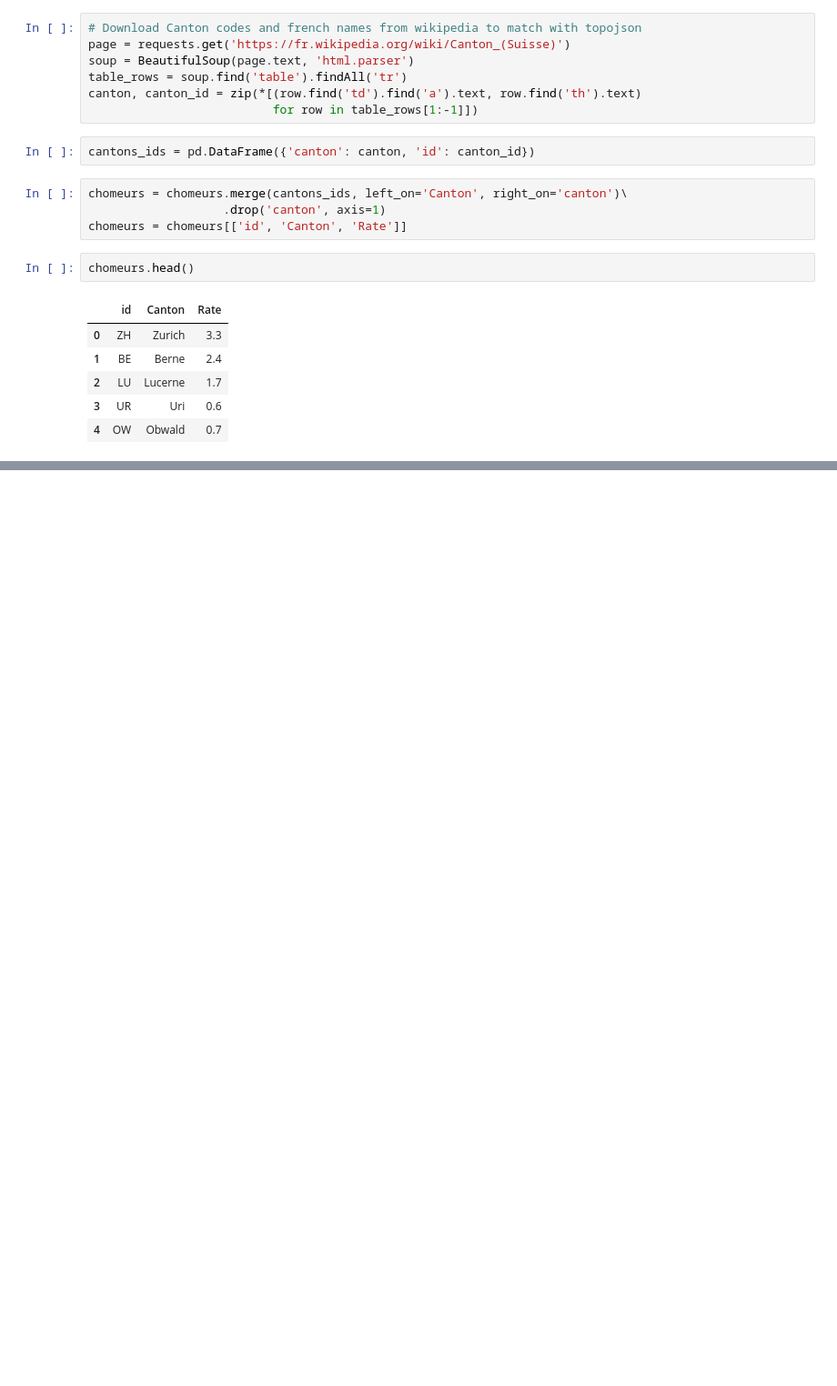
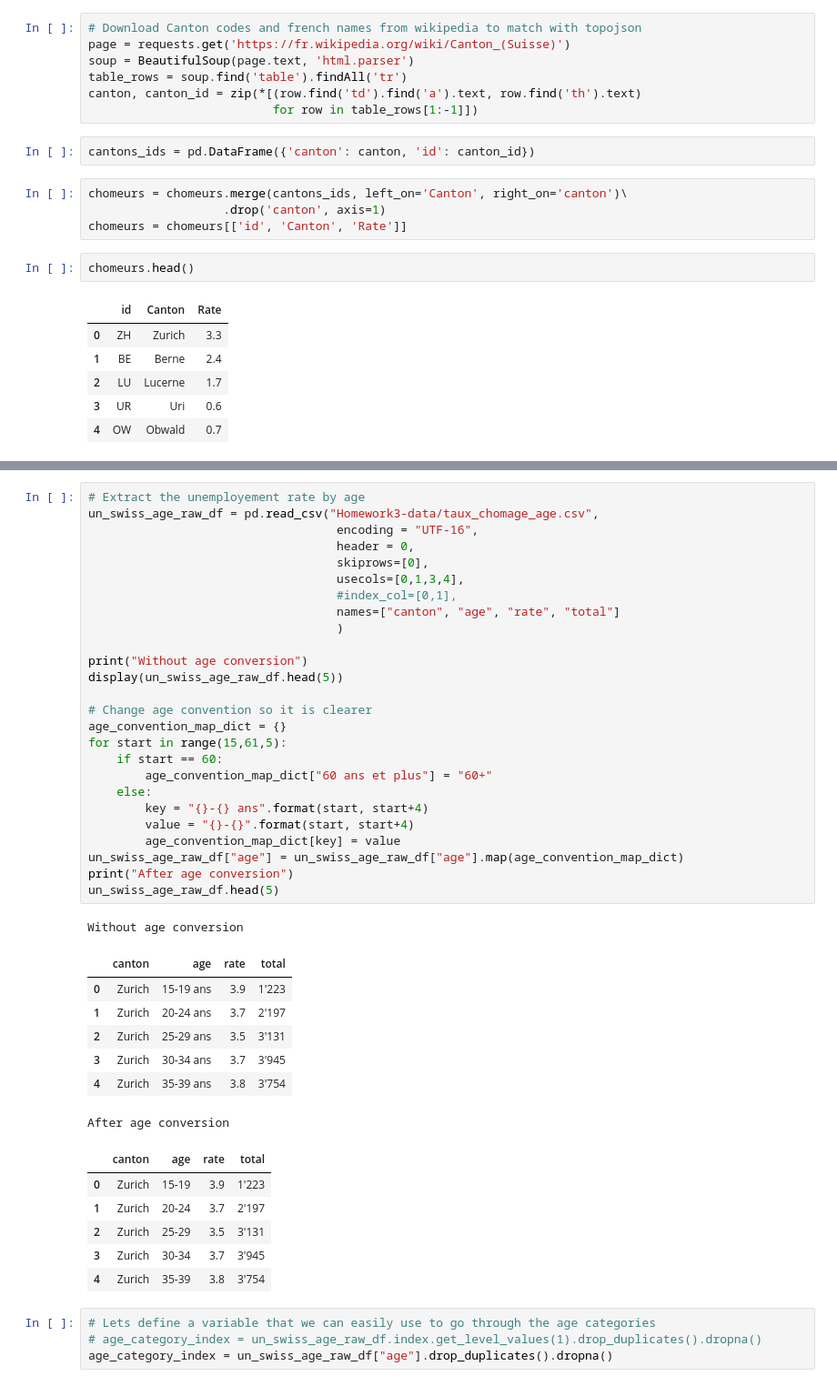
Before and after one commit to vincenzobaz/VBTALL-ADA2017, a Jupyter notebook: Homework 3.ipynb, the cells around one changed output, grey strips where cells are left out. Shown at 91% size. Cells and saved outputs as stored; diff of their text form; blank space fills up the shorter version.

```diff
--- a/Homework 3.ipynb
+++ b/Homework 3.ipynb
@@ -195,0 +240,45 @@ swissmap
+# %%
+# Extract the unemployement rate by age
+un_swiss_age_raw_df = pd.read_csv("Homework3-data/taux_chomage_age.csv",
+                                   encoding = "UTF-16",
+                                   header = 0,
+                                   skiprows=[0],
+                                   usecols=[0,1,3,4],
+                                   #index_col=[0,1],
+                                   names=["canton", "age", "rate", "total"]
+                                   )
+
+print("Without age conversion")
+display(un_swiss_age_raw_df.head(5))
+
+# Change age convention so it is clearer
+age_convention_map_dict = {}
+for start in range(15,61,5):
+    if start == 60:
+        age_convention_map_dict["60 ans et plus"] = "60+"
+    else:
+        key = "{}-{} ans".format(start, start+4)
+        value = "{}-{}".format(start, start+4)
+        age_convention_map_dict[key] = value
+un_swiss_age_raw_df["age"] = un_swiss_age_raw_df["age"].map(age_convention_map_dict)
+print("After age conversion")
+un_swiss_age_raw_df.head(5)
+# %% [output]
+Without age conversion
+|  | canton | age | rate | total |
+| 0 | Zurich | 15-19 ans | 3.9 | 1'223 |
+| 1 | Zurich | 20-24 ans | 3.7 | 2'197 |
+| 2 | Zurich | 25-29 ans | 3.5 | 3'131 |
+| 3 | Zurich | 30-34 ans | 3.7 | 3'945 |
+| 4 | Zurich | 35-39 ans | 3.8 | 3'754 |
+After age conversion
+|  | canton | age | rate | total |
+| 0 | Zurich | 15-19 | 3.9 | 1'223 |
+| 1 | Zurich | 20-24 | 3.7 | 2'197 |
+| 2 | Zurich | 25-29 | 3.5 | 3'131 |
+| 3 | Zurich | 30-34 | 3.7 | 3'945 |
+| 4 | Zurich | 35-39 | 3.8 | 3'754 |
+# %%
+# Lets define a variable that we can easily use to go through the age categories
+# age_category_index = un_swiss_age_raw_df.index.get_level_values(1).drop_duplicates().dropna()
+age_category_index = un_swiss_age_raw_df["age"].drop_duplicates().dropna()
```
Also changed, not shown: parts of 16 cells of this notebook.
